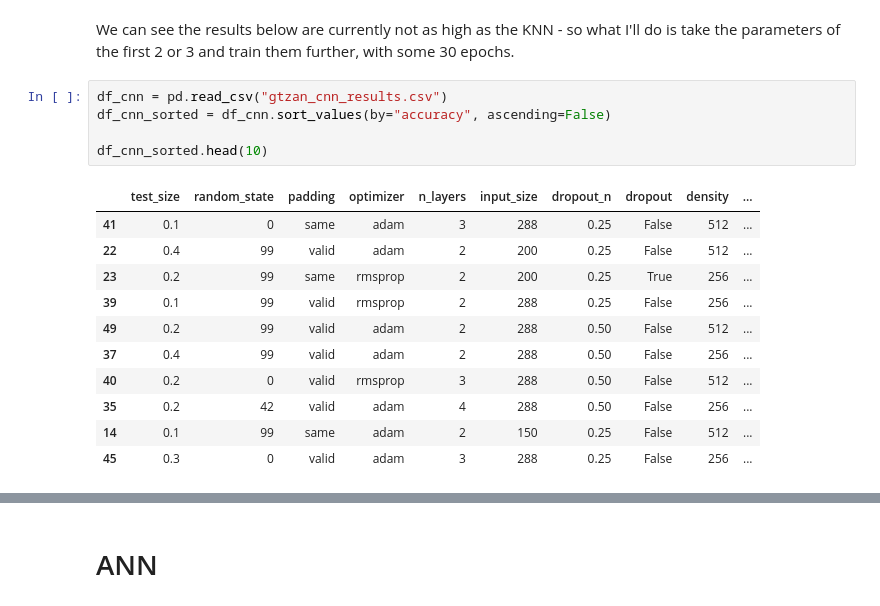
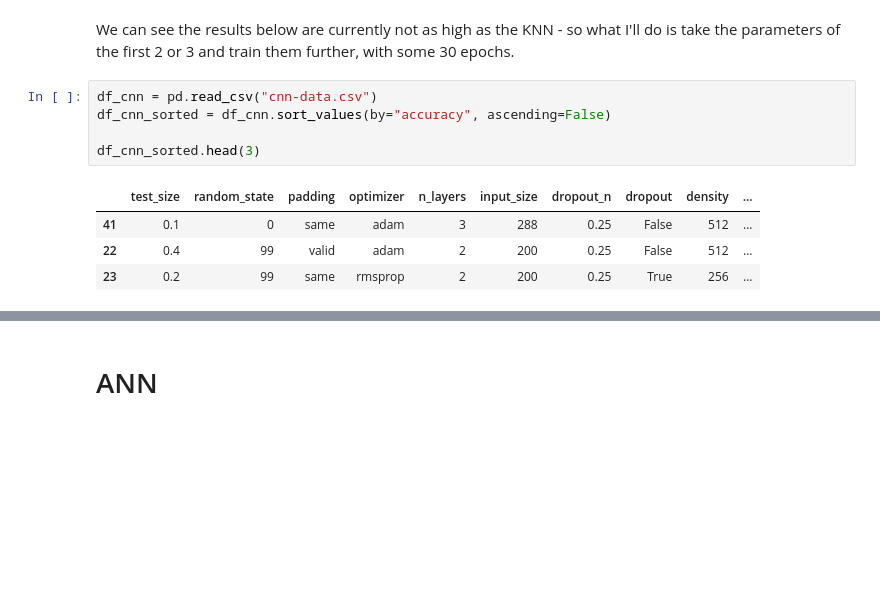
Before and after one commit to etiank/Jupyter-ML, a Jupyter notebook: main.ipynb, the cells around one changed output, grey strips where cells are left out. Saved outputs shown, nothing was run; the diff lists cells and outputs as text; blank space fills up the shorter version.

```diff
--- a/main.ipynb
+++ b/main.ipynb
@@ -802,19 +814,12 @@ File [ cnn-data.csv ] detected.
 # %% [markdown]
 We can see the results below are currently not as high as the KNN - so what I'll do is take the parameters of the first 2 or 3 and train them further, with some 30 epochs.
 # %%
-df_cnn = pd.read_csv("gtzan_cnn_results.csv")
+df_cnn = pd.read_csv("cnn-data.csv")
 df_cnn_sorted = df_cnn.sort_values(by="accuracy", ascending=False)
 
-df_cnn_sorted.head(10)
+df_cnn_sorted.head(3)
 # %% [output]
 |  | test_size | random_state | padding | optimizer | n_layers | input_size | dropout_n | dropout | density | ... |
 | 41 | 0.1 | 0 | same | adam | 3 | 288 | 0.25 | False | 512 | ... |
 | 22 | 0.4 | 99 | valid | adam | 2 | 200 | 0.25 | False | 512 | ... |
 | 23 | 0.2 | 99 | same | rmsprop | 2 | 200 | 0.25 | True | 256 | ... |
-| 39 | 0.1 | 99 | valid | rmsprop | 2 | 288 | 0.25 | False | 256 | ... |
-| 49 | 0.2 | 99 | valid | adam | 2 | 288 | 0.50 | False | 512 | ... |
-| 37 | 0.4 | 99 | valid | adam | 2 | 288 | 0.50 | False | 256 | ... |
-| 40 | 0.2 | 0 | valid | rmsprop | 3 | 288 | 0.50 | False | 512 | ... |
-| 35 | 0.2 | 42 | valid | adam | 4 | 288 | 0.50 | False | 256 | ... |
-| 14 | 0.1 | 99 | same | adam | 2 | 150 | 0.25 | False | 512 | ... |
-| 45 | 0.3 | 0 | valid | adam | 3 | 288 | 0.25 | False | 256 | ... |
```
Also changed, not shown: parts of 8 cells of this notebook.
